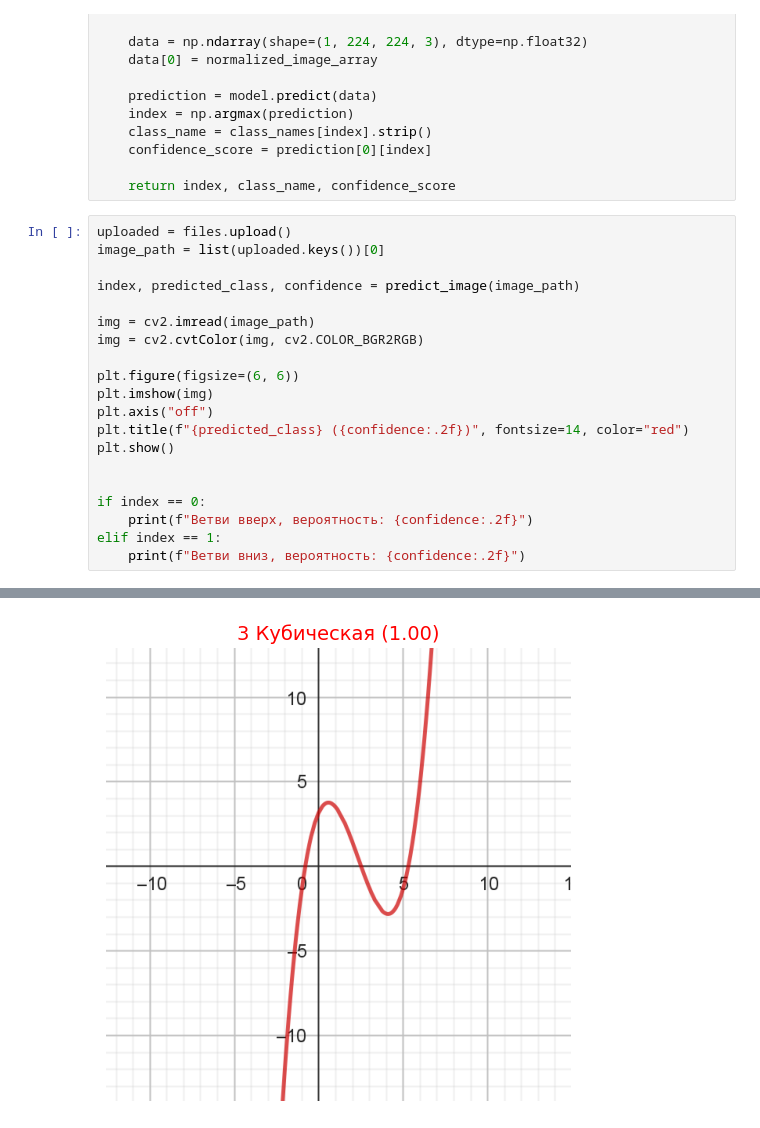
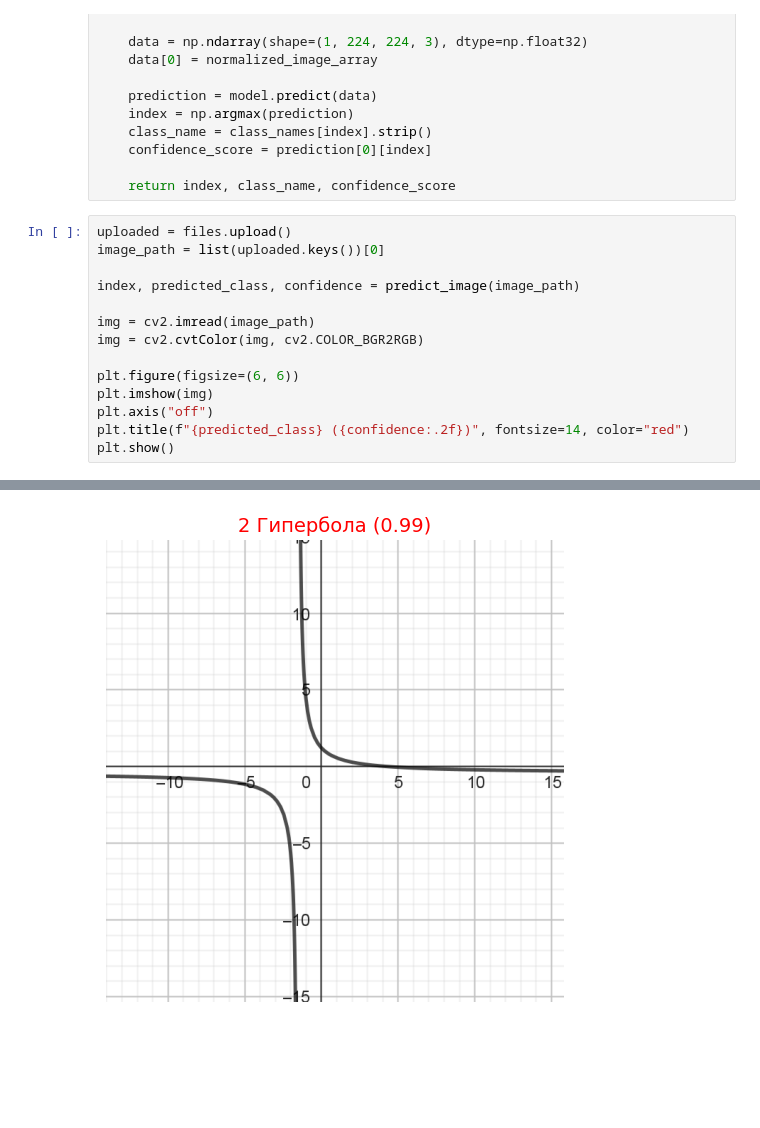
Before and after one commit to A7Che/15012025, a Jupyter notebook: Обучение_модели.ipynb, the cells around one changed output, grey strips where cells are left out. Cells and saved outputs as stored; diff of their text form; blank space fills up the shorter version.

```diff
--- a/Обучение_модели.ipynb
+++ b/Обучение_модели.ipynb
@@ -63,11 +63,5 @@ plt.imshow(img)
 plt.axis("off")
 plt.title(f"{predicted_class} ({confidence:.2f})", fontsize=14, color="red")
 plt.show()
-
-
-if index == 0:
-    print(f"Ветви вверх, вероятность: {confidence:.2f}")
-elif index == 1:
-    print(f"Ветви вниз, вероятность: {confidence:.2f}")
 # %% [output]
 [interactive output not drawn]
@@ -76 +70 @@ Saving Снимок экрана 2025-02-04 121447.png to Снимок экра
-[figure, old version]
+[figure, new version]
```
Also changed, not shown: parts of 1 cell of this notebook.
